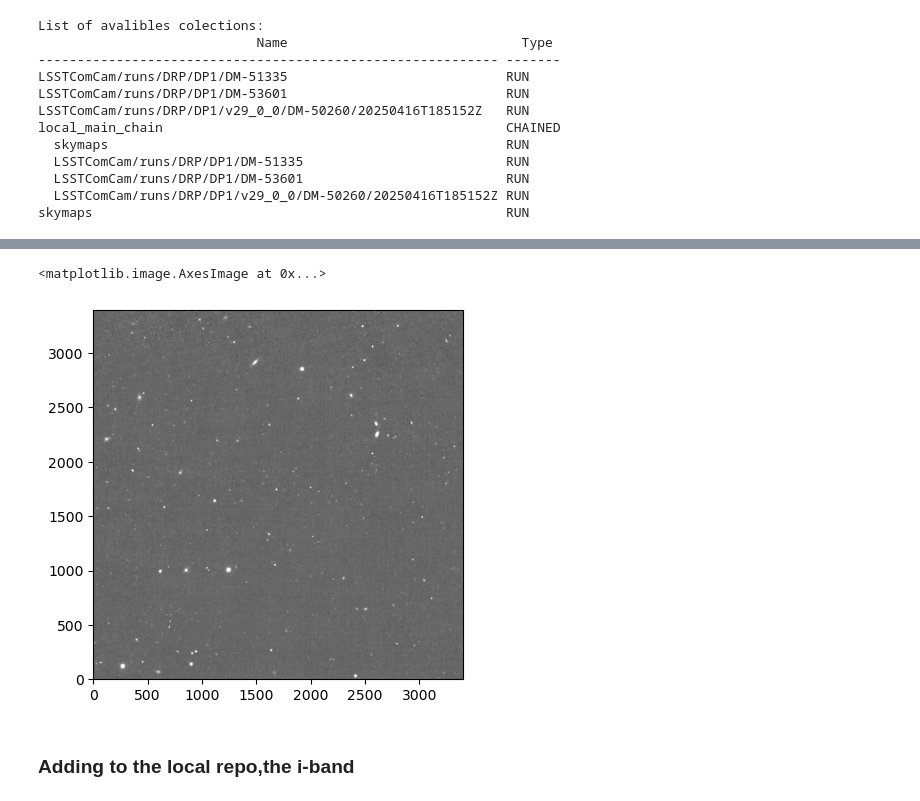
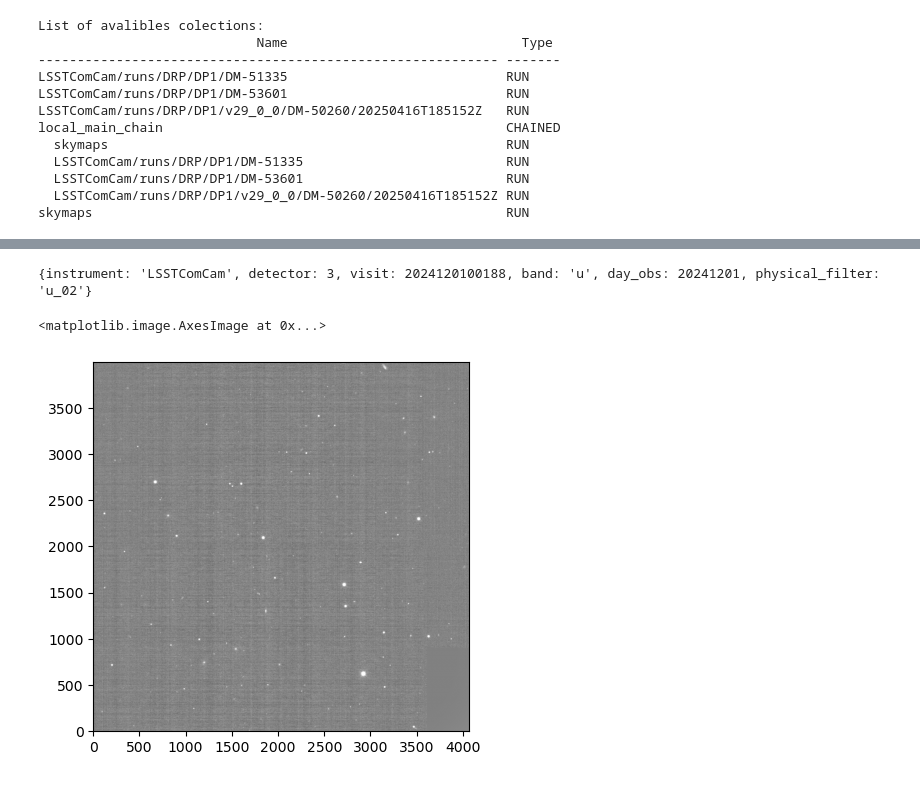
Before and after one commit to Mandy8808/UG_UAZ-Project-Vera-Rubin, a Jupyter notebook: examples/vr_making_local_butler.ipynb, the cells around one changed output, grey strips where cells are left out. Cells and saved outputs as stored; diff of their text form; code cells hidden in the pictures.

```diff
--- a/examples/vr_making_local_butler.ipynb
+++ b/examples/vr_making_local_butler.ipynb
@@ -32,9 +28,10 @@ from lsst.daf.butler import Butler
 # %%
 # Initialize Butler
-collection = "LSSTComCam/DP1"
-repository = "dp1"
+COLLECTION = "LSSTComCam/DP1"
+REPOSITORY = "dp1"
 
-butler = Butler(config=repository, collections=collection)
-# vr.ExpButler(repository=repository, collections=collection, info=False)._create_butler()
+butler = Butler(config=REPOSITORY, collections=COLLECTION)
+assert butler is not None
 
-assert butler is not None
+REMOTE_REPO = vr.get_butler_location(butler)  # Remote butler repo path
+print('Remote butler repo path: ', REMOTE_REPO)
@@ -292,0 +398,5 @@ plt.imshow(img, origin='lower', cmap='gray', vmin=p5, vmax=p95)
+# %%
+visits_u = visits_image_selected_list['u'][-3:-1]
+
+
+lbutler.discover_transfer_datasets(visits_u, remote_collection=COLLECTION)
@@ -293,16 +417,15 @@ plt.imshow(img, origin='lower', cmap='gray', vmin=p5, vmax=p95)
 # %%
-loc_data = ra_deg, dec_deg
-tract, patch = vr.tract_patch(butler, ra_deg, dec_deg)
-dataId = {"skymap": "lsst_cells_v1", "visit": 2024113000175, "band": "u", 'physical_filter': 'u_02', "tract": tract,
-          "patch": patch,}
+# Checking
+loc_butler = Butler(LOCAL_REPO)
 
-img = lbutler.get('deep_coadd', dataId=dataId, # visits_u[0].dataId,
+print(visits_u[-1].dataId)
+
+img = loc_butler.get('visit_image', dataId=visits_u[-1].dataId,
                   collections="local_main_chain").getImage().getArray()
 
 p5, p95 = np.nanpercentile(img, [0.01, 99.9])
 plt.imshow(img, origin='lower', cmap='gray', vmin=p5, vmax=p95)
 # %% [output]
-<matplotlib.image.AxesImage at 0x...>
+{instrument: 'LSSTComCam', detector: 3, visit: 2024120100188, band: 'u', day_obs: 20241201, physical_filter: 'u_02'}
+<matplotlib.image.AxesImage at 0x...>
-[figure, old version]
+[figure, new version]
-# %% [markdown]
-### Adding to the local repo,the i-band
```
Also changed, not shown: parts of 42 cells of this notebook, 16 other files.
